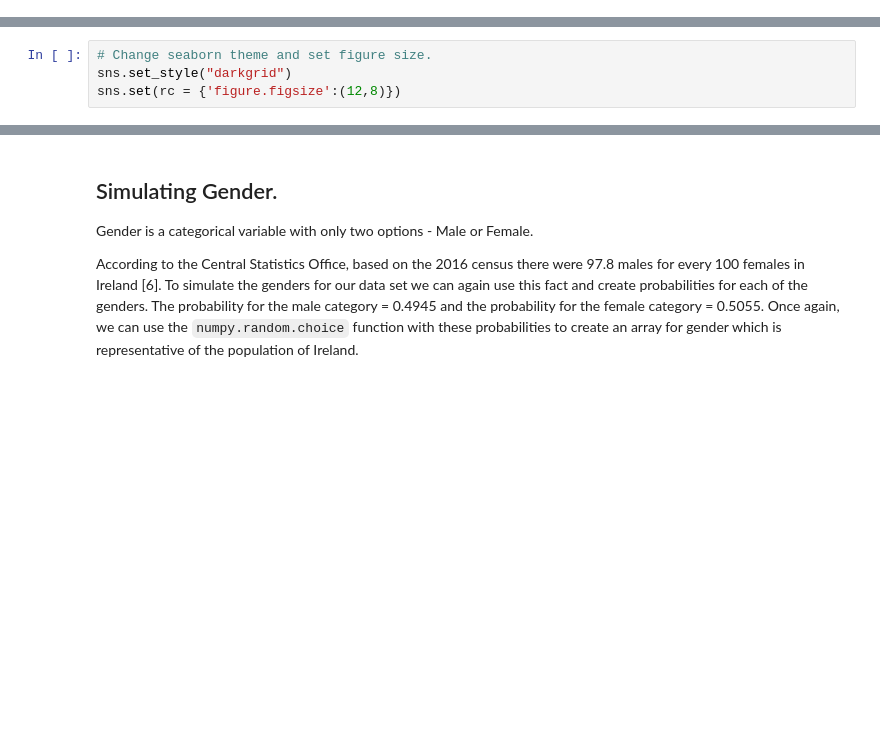
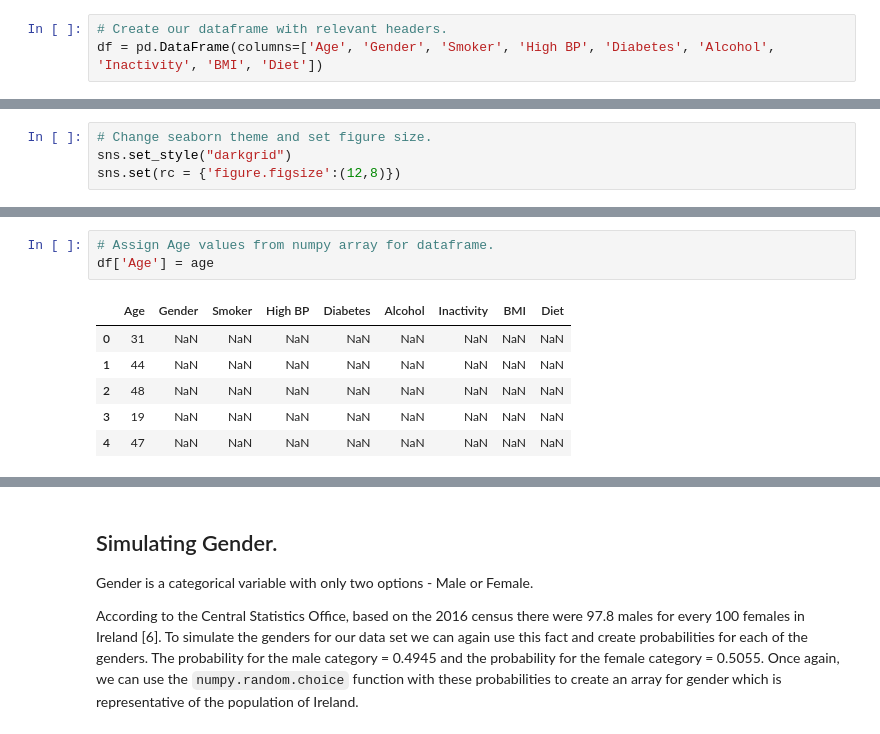
Before and after one commit to Sam-Tracey/PDA_Project_2021, a Jupyter notebook: Images/PDA_Project.ipynb, the cells around one changed output, grey strips where cells are left out. Cells and saved outputs as stored; diff of their text form; blank space fills up the shorter version.

```diff
--- a/Images/PDA_Project.ipynb
+++ b/Images/PDA_Project.ipynb
@@ -44,6 +43,9 @@ import numpy as np
 import matplotlib.pyplot as plt
 # Advanced Plotting package.
 import seaborn as sns
+# %%
+# Create our dataframe with relevant headers.
+df = pd.DataFrame(columns=['Age', 'Gender', 'Smoker', 'High BP', 'Diabetes', 'Alcohol', 'Inactivity', 'BMI', 'Diet'])
 # %% [markdown]
 ## Simulating Age.
 
@@ -90,3 +92,13 @@ plt.show()
+# %%
+# Assign Age values from numpy array for dataframe.
+df['Age'] = age
+# %% [output]
+|  | Age | Gender | Smoker | High BP | Diabetes | Alcohol | Inactivity | BMI | Diet |
+| 0 | 31 | NaN | NaN | NaN | NaN | NaN | NaN | NaN | NaN |
+| 1 | 44 | NaN | NaN | NaN | NaN | NaN | NaN | NaN | NaN |
+| 2 | 48 | NaN | NaN | NaN | NaN | NaN | NaN | NaN | NaN |
+| 3 | 19 | NaN | NaN | NaN | NaN | NaN | NaN | NaN | NaN |
+| 4 | 47 | NaN | NaN | NaN | NaN | NaN | NaN | NaN | NaN |
 # %%
 # Reviewing the Average age and median age in our age array.
 print(f'The Average age of our simulated data is {np.mean(age)}')
```
Also changed, not shown: parts of 13 cells of this notebook.
